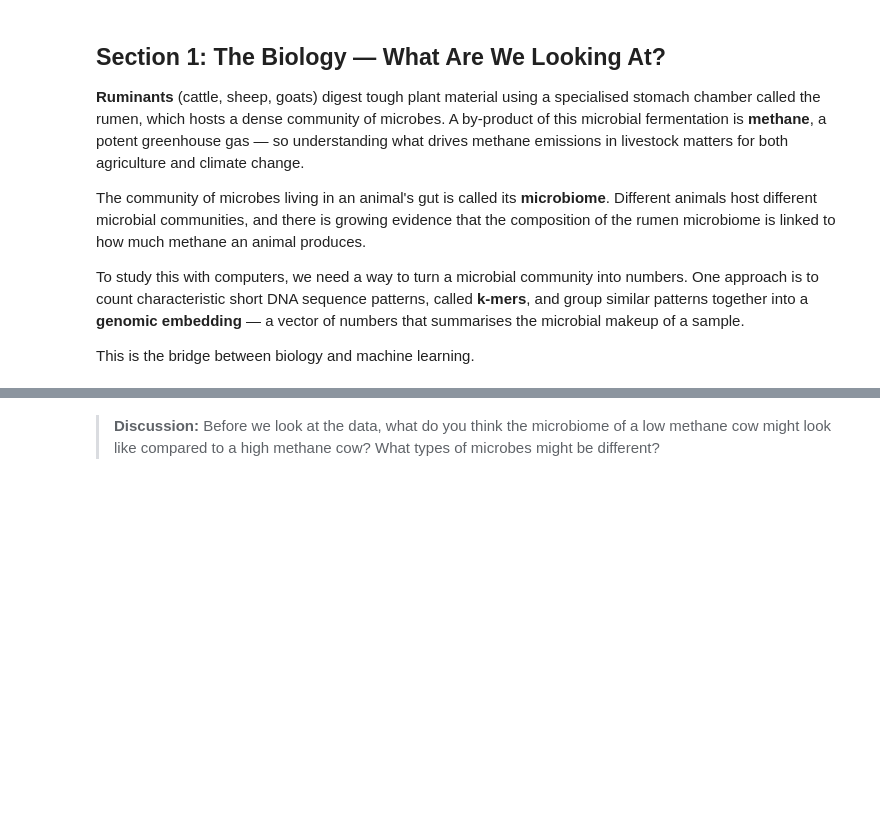
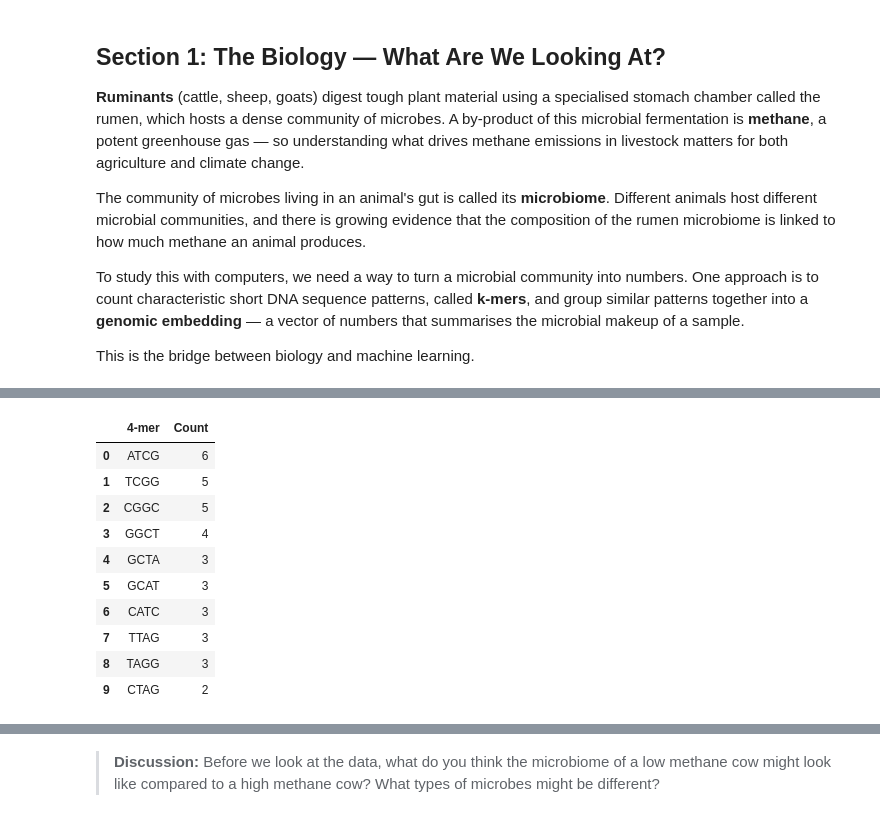
Before and after one commit to CreeveyLab/rumen-microbiome-AI-workshop, a Jupyter notebook: rumen_microbiome_AI_workshop.ipynb, the cells around one changed output, grey strips where cells are left out. Drawn from its saved outputs; the diff is of its cells as text; code cells hidden in the pictures; blank space fills up the shorter version.

Commit message:
Show a concrete k-mer counting example in Section 1, since k-mers were referenced but never actually demonstrated

```diff
--- a/rumen_microbiome_AI_workshop.ipynb
+++ b/rumen_microbiome_AI_workshop.ipynb
@@ -18,0 +27,43 @@ This is the bridge between biology and machine learning.
+# %%
+# Workshop notebook: "From Microbiomes to Predictions: Genomics and AI in Animal Science"
+# Prof Chris Creevey, Queen's University Belfast
+# Run all cells in order. No modifications required.
+# All data is synthetic and generated within this notebook.
+
+import collections
+
+import numpy as np
+import pandas as pd
+import matplotlib.pyplot as plt
+import seaborn as sns
+from sklearn.decomposition import PCA
+from sklearn.ensemble import RandomForestClassifier
+from sklearn.model_selection import train_test_split
+from sklearn.metrics import accuracy_score, confusion_matrix, precision_recall_fscore_support
+
+np.random.seed(42)
+plt.style.use('seaborn-v0_8-whitegrid')
+
+LOW_COLOR = '#2196F3'
+HIGH_COLOR = '#F44336'
+
+# A short illustrative DNA sequence (for teaching purposes only — not connected to the
+# synthetic dataset used later in this notebook).
+example_sequence = 'ATCGGCTAGCATCGGCTTAGGATCGGCTAGCTTAGGATCGGCATCGTTAGGCATCGGCTA'
+k = 4
+
+kmer_counts = collections.Counter(example_sequence[i:i + k] for i in range(len(example_sequence) - k + 1))
+kmer_df = pd.DataFrame(kmer_counts.most_common(10), columns=[f'{k}-mer', 'Count'])
+kmer_df
+# %% [output]
+|  | 4-mer | Count |
+| 0 | ATCG | 6 |
+| 1 | TCGG | 5 |
+| 2 | CGGC | 5 |
+| 3 | GGCT | 4 |
+| 4 | GCTA | 3 |
+| 5 | GCAT | 3 |
+| 6 | CATC | 3 |
+| 7 | TTAG | 3 |
+| 8 | TAGG | 3 |
+| 9 | CTAG | 2 |
```
Also changed, not shown: parts of 3 cells of this notebook.
